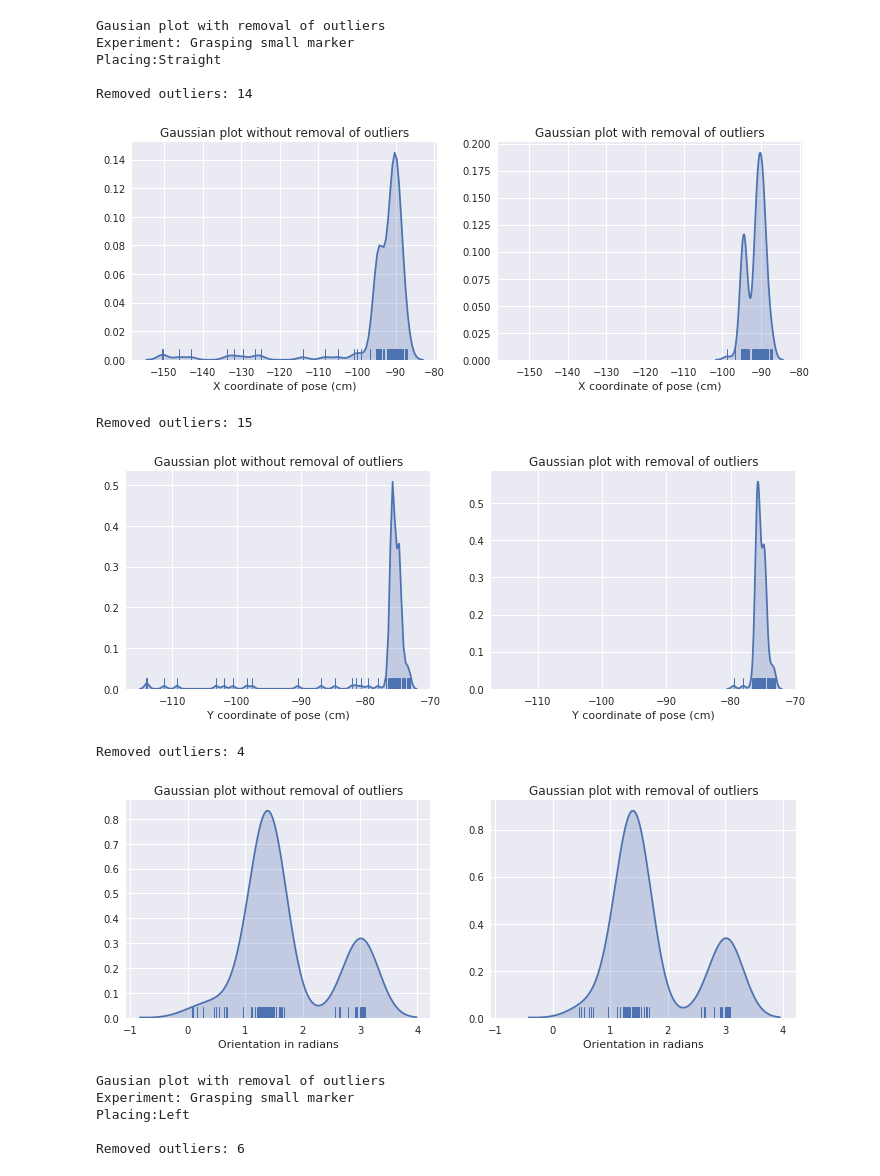
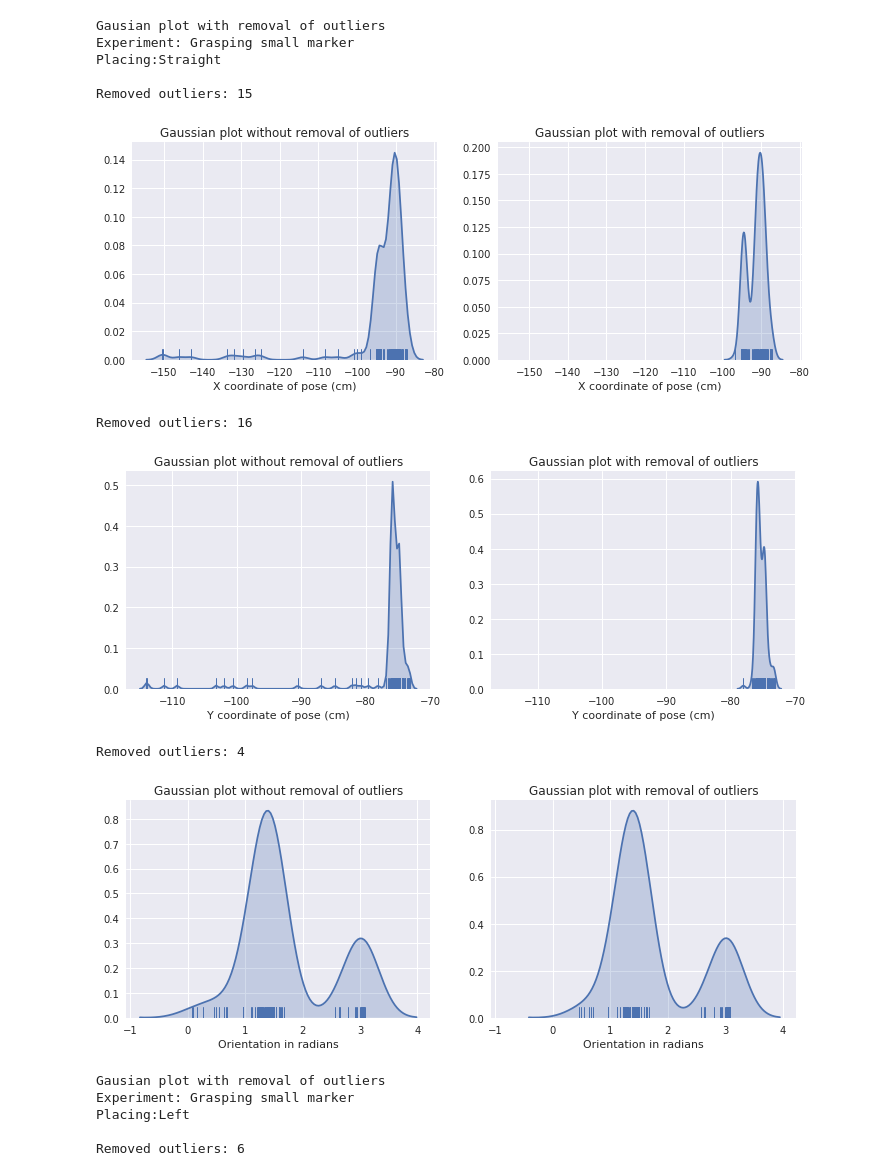
Before and after one commit to aaqib49/see, a Jupyter notebook: python_notebooks/Merged_data_plots_small.ipynb, the cells around one changed output. Cells and saved outputs as stored; diff of their text form; code cells hidden in the pictures.

```diff
--- a/python_notebooks/Merged_data_plots_small.ipynb
+++ b/python_notebooks/Merged_data_plots_small.ipynb
@@ -327,17 +329,17 @@ Combined plot for placing the marker straight, left and right
 # %%
 print "Gausian plot with removal of outliers"'\n'"Experiment: Grasping small marker"'\n'"Placing:Straight"
-gaussian_plot_remove_outliers(small_str_x_164,"x", 0.2, 0.2)
-gaussian_plot_remove_outliers(small_str_y_164, "y", 0.2, 0.2)
+gaussian_plot_remove_outliers(small_str_x_164,"x", 0.3, 0.3)
+gaussian_plot_remove_outliers(small_str_y_164, "y", 0.3, 0.3)
 gaussian_plot_remove_outliers(small_str_o_164, "z", 0.3, 0.3)
 # %% [output]
 Gausian plot with removal of outliers
 Experiment: Grasping small marker
 Placing:Straight
 
-Removed outliers: 14
+Removed outliers: 15
-[figure, old version]
+[figure, new version]
-Removed outliers: 15
+Removed outliers: 16
-[figure, old version]
+[figure, new version]
 Removed outliers: 4
 [figure]
 # %%
```
Also changed, not shown: parts of 9 cells of this notebook, 2 other files.
